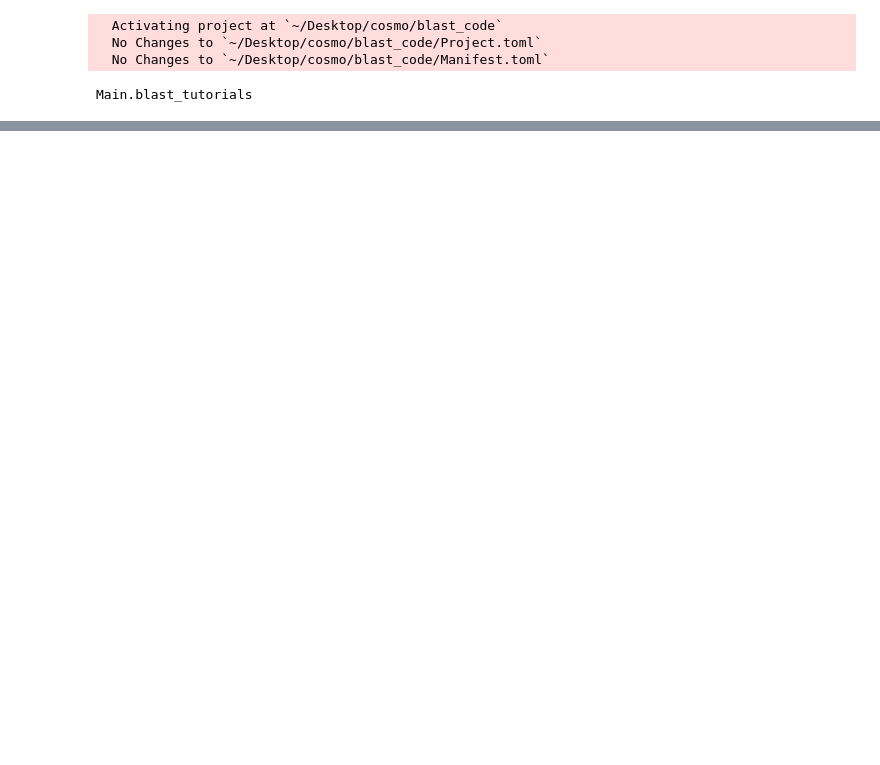
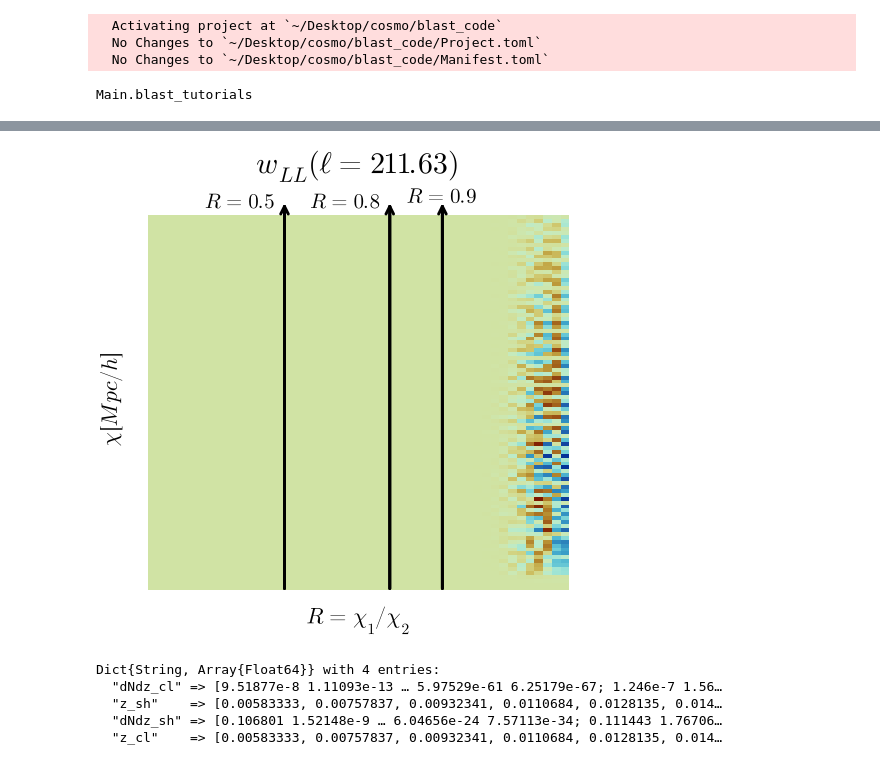
Before and after one commit to anvi-git/3D_Angular_Power_Spectrum, a Jupyter notebook: beyond_BLAST.ipynb, the cells around one changed output, grey strips where cells are left out. Drawn from its saved outputs; the diff is of its cells as text; code cells hidden in the pictures; blank space fills up the shorter version.

```diff
--- a/beyond_BLAST.ipynb
+++ b/beyond_BLAST.ipynb
@@ -108,0 +227,26 @@ legend=:topleft)
+# %%
+heatmap(1:48, χ, w_LL[22,:,:]./maximum(w_LL[22,:,:]), size = (500,500), title=L"w_{LL}(ℓ=211.63)",
+    legend = :none, c =:roma , xlabel=L"R=\chi_1/\chi_2",ylabel=L"\chi[Mpc/h]",
+    yguidefontsize=15, xguidefontsize=15 , titlefontsize=20)
+
+plot!([16,16],[26, 7200],arrow=true,color=:black,linewidth=3,label="R=0.5", size = (500,500))
+annotate!(11, 7300, text(L"R=0.5",14), :black)
+#annotate!(16, -200,text(L"0.5",10), :black)
+
+plot!([28,28],[26, 7200],arrow=true,color=:black,linewidth=3,label="R=0.5", size = (500,500))
+annotate!(23, 7300, text(L"R=0.8",14), :black)
+#annotate!(28, -200, text(L"0.8",10), :black)
+
+plot!([34,34],[26, 7200],arrow=true,color=:black,linewidth=3,label="R=0.5",axis=([], false), size = (500,500))
+annotate!(34, 7400, text(L"R=0.9",14), :black)
+# %% [output]
+[figure, added]
+# %%
+# Load N5K n(z), needed to compute lensing and clustering kernels
+n5k_bins = npzread("blast_code/data/dNdzs_fullwidth.npz")
+# %% [output]
+Dict{String, Array{Float64}} with 4 entries:
+  "dNdz_cl" => [9.51877e-8 1.11093e-13 … 5.97529e-61 6.25179e-67; 1.246e-7 1.56…
+  "z_sh"    => [0.00583333, 0.00757837, 0.00932341, 0.0110684, 0.0128135, 0.014…
+  "dNdz_sh" => [0.106801 1.52148e-9 … 6.04656e-24 7.57113e-34; 0.111443 1.76706…
+  "z_cl"    => [0.00583333, 0.00757837, 0.00932341, 0.0110684, 0.0128135, 0.014…
```
Also changed, not shown: parts of 37 cells of this notebook, 9 other files.
